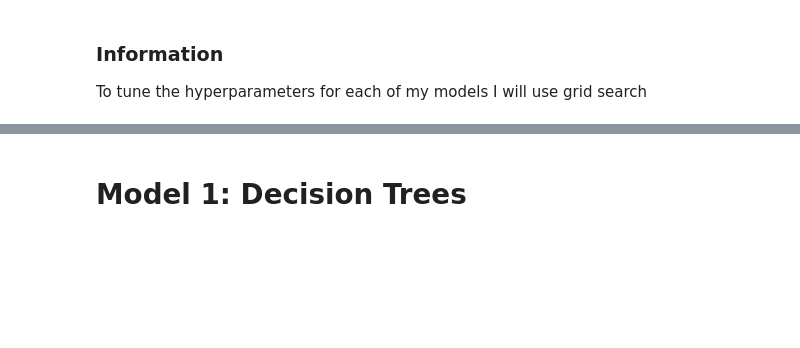
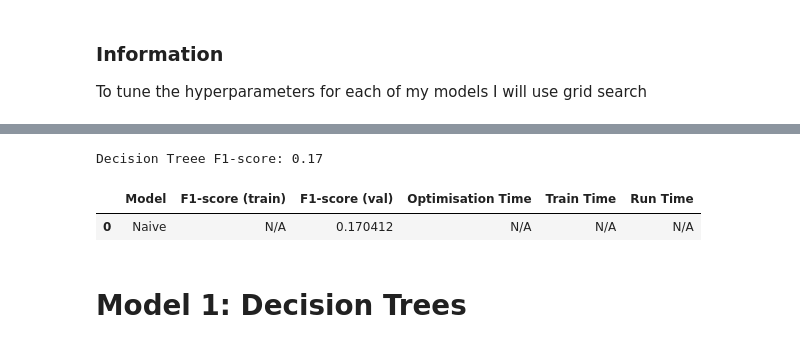
Before and after one commit to DrPeterJKay/Capstone-ML-Project, a Jupyter notebook: Capstone_Project.ipynb, the cells around one changed output, grey strips where cells are left out. Saved outputs shown, nothing was run; the diff lists cells and outputs as text; code cells hidden in the pictures; blank space fills up the shorter version.

```diff
--- a/Capstone_Project.ipynb
+++ b/Capstone_Project.ipynb
@@ -666,3 +686,19 @@ f1 = make_scorer(f1_score , average='macro')
+# %%
+dummy_clf = DummyClassifier(strategy="stratified")
+dummy_clf.fit(X, y)
+DummyClassifier(strategy='stratified')
+naive_y_pred = dummy_clf.predict(X)
+
+naive_f1_score = f1_score(y, naive_y_pred)
+print('Decision Treee F1-score: %.2f' % (naive_f1_score))
+# %% [output]
+Decision Treee F1-score: 0.17
+# %%
+summary.loc[len(summary.index)] = ['Naive', 'N/A', naive_f1_score, 'N/A', 'N/A', 'N/A']
+summary
+# %% [output]
+|  | Model | F1-score (train) | F1-score (val) | Optimisation Time | Train Time | Run Time |
+| 0 | Naive | N/A | 0.170412 | N/A | N/A | N/A |
 # %% [markdown]
 # Model 1: Decision Trees
 # %%
```
Also changed, not shown: parts of 18 cells of this notebook.
